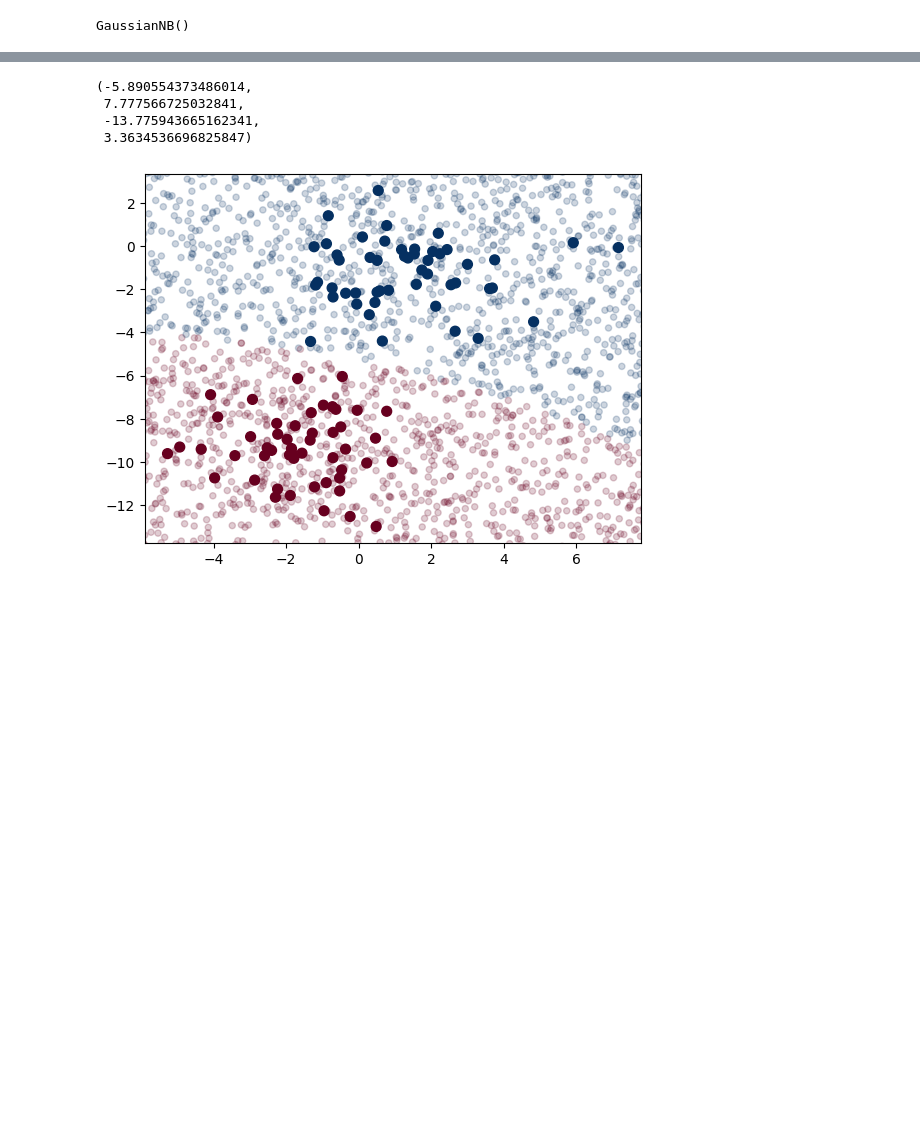
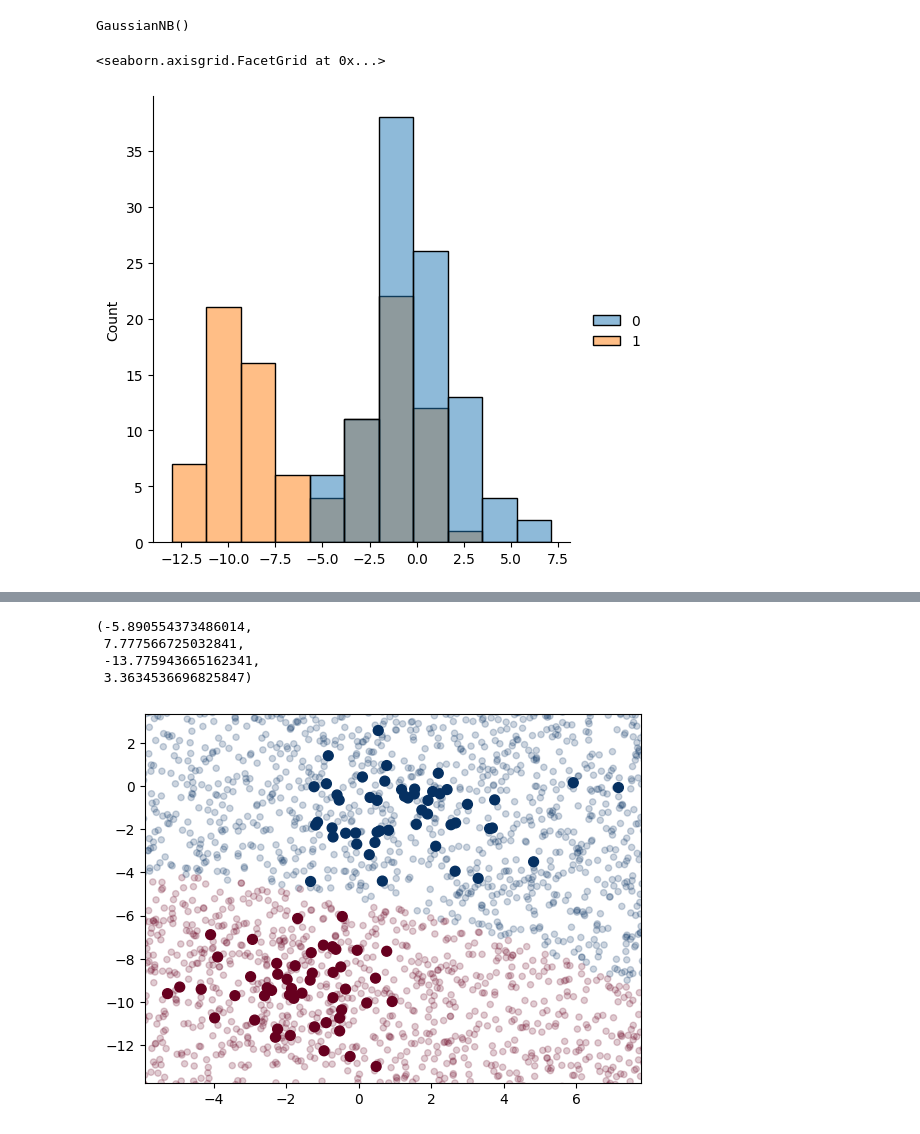
Before and after one commit to sahilkhan-7/Machine-Learning-basic-to-advance, a Jupyter notebook: Classification/naive_bayes.ipynb, the cells around one changed output, grey strips where cells are left out. Drawn from its saved outputs; the diff is of its cells as text; code cells hidden in the pictures; blank space fills up the shorter version.

Commit message:
Visualized the input data

```diff
--- a/Classification/naive_bayes.ipynb
+++ b/Classification/naive_bayes.ipynb
@@ -45,3 +65,8 @@ GaussianNB()
 rng = np.random.RandomState(0)
 Xnew = [-6, -14] + [14, 18] * rng.rand(2000, 2)
 ynew = model.predict(Xnew)
+# %%
+sns.displot(X)
+# %% [output]
+<seaborn.axisgrid.FacetGrid at 0x...>
+[figure, added]
```
Also changed, not shown: parts of 2 cells of this notebook.
